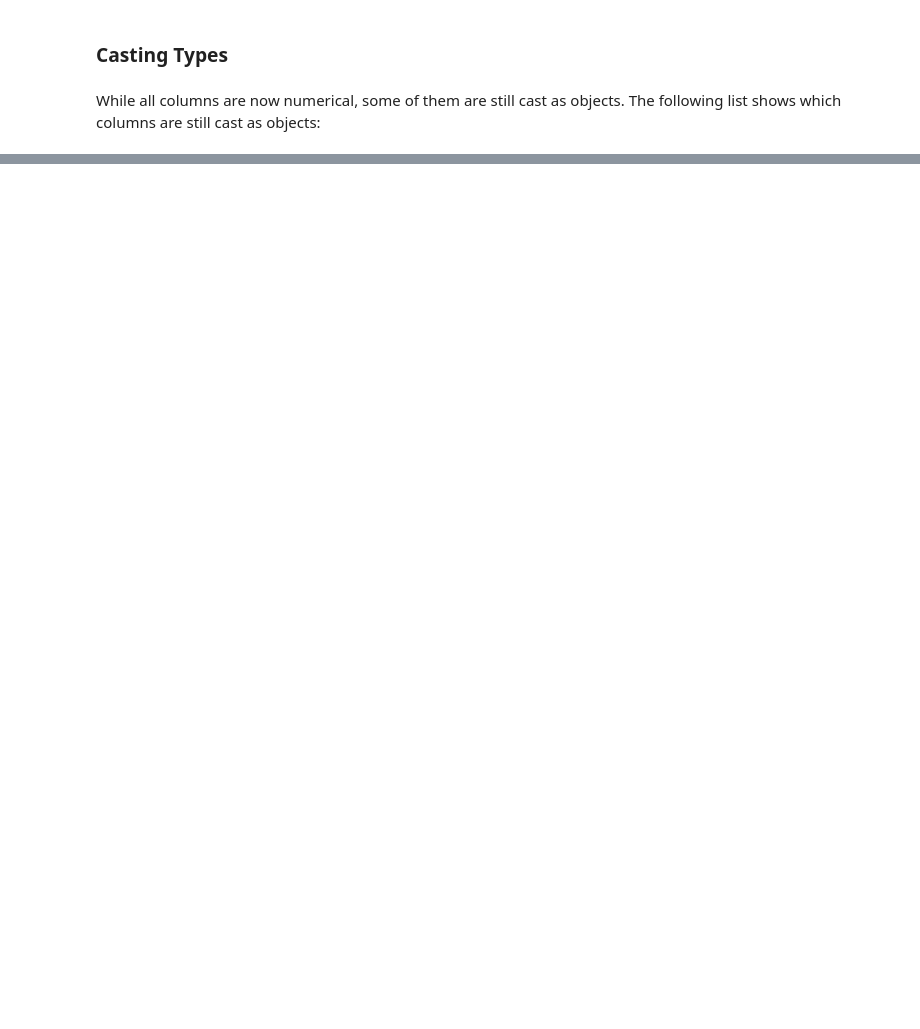
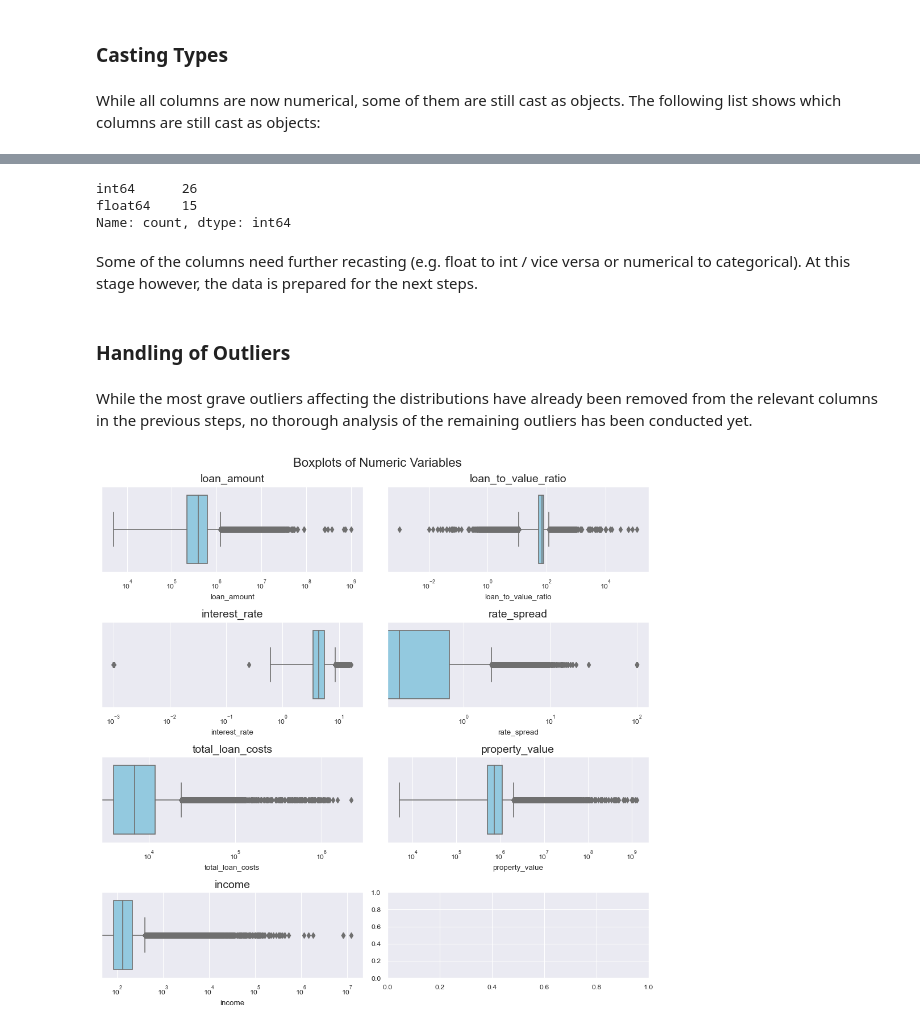
Before and after one commit to HaukeSchwarz/Thesis, a Jupyter notebook: notebooks/Main_Data_Analysis_Pipeline.ipynb, the cells around one changed output, grey strips where cells are left out. Cells and saved outputs as stored; diff of their text form; code cells hidden in the pictures; blank space fills up the shorter version.

```diff
--- a/notebooks/Main_Data_Analysis_Pipeline.ipynb
+++ b/notebooks/Main_Data_Analysis_Pipeline.ipynb
@@ -89,5 +89,5 @@ In the first step, several "administrative" features which are not relevant for
 # %%
-HMDA_clean = HMDA_clean.drop(columns=["activity_year", "lei", "derived_msa-md", "state_code", "census_tract", "derived_dwelling_category"])
+HMDA_clean = HMDA_clean.drop(columns=["activity_year", "lei", "derived_msa-md", "state_code", "census_tract", "derived_dwelling_category", "construction_method"])
 # %% [markdown]
 While information on both the applicant and the co-applicant is available, the focus of the following analyses should be the main applicant. Therefore, all features related to the co-applicant are removed.
 # %%
@@ -659,6 +659,8 @@ memory usage: 525.5+ MB
 # %% [markdown]
 While all columns are now numerical, some of them are still cast as objects. The following list shows which columns are still cast as objects:
 # %%
-print(list(HMDA_clean.select_dtypes(include=['object']).columns))
+obj_type = list(HMDA_clean.select_dtypes(include=['object']).columns)
+print(obj_type)
+print(HMDA_clean[obj_type].head(15))
 # %% [output]
 ['loan_to_value_ratio', 'interest_rate', 'rate_spread', 'total_loan_costs', 'loan_term', 'property_value']
@@ -668,0 +685,29 @@ print(list(HMDA_clean.select_dtypes(include=['object']).columns))
+# %%
+HMDA_clean[obj_type] = HMDA_clean[obj_type].astype(float)
+# %%
+HMDA_clean.dtypes.value_counts()
+# %% [output]
+int64      26
+float64    15
+Name: count, dtype: int64
+# %% [markdown]
+Some of the columns need further recasting (e.g. float to int / vice versa or numerical to categorical). At this stage however, the data is prepared for the next steps.
+# %% [markdown]
+### Handling of Outliers
+# %% [markdown]
+While the most grave outliers affecting the distributions have already been removed from the relevant columns in the previous steps, no thorough analysis of the remaining outliers has been conducted yet.
+# %%
+outlier_analysis_columns = ["loan_amount", "loan_to_value_ratio", "interest_rate", "rate_spread", "total_loan_costs", "property_value", "income"]
+
+fig, axs = plt.subplots(4, 2, figsize=(10, 10))
+fig.suptitle("Boxplots of Numeric Variables", fontsize=16)
+
+for i, col in enumerate(outlier_analysis_columns):
+    sns.boxplot(x=HMDA_clean[col], ax=axs[i//2, i%2], color='skyblue')
+    axs[i//2, i%2].set_title(col, fontsize=14)
+    axs[i//2, i%2].set_xscale('log')
+
+plt.tight_layout()
+plt.show()
+# %% [output]
+[figure, added]
```
Also changed, not shown: parts of 26 cells of this notebook.
